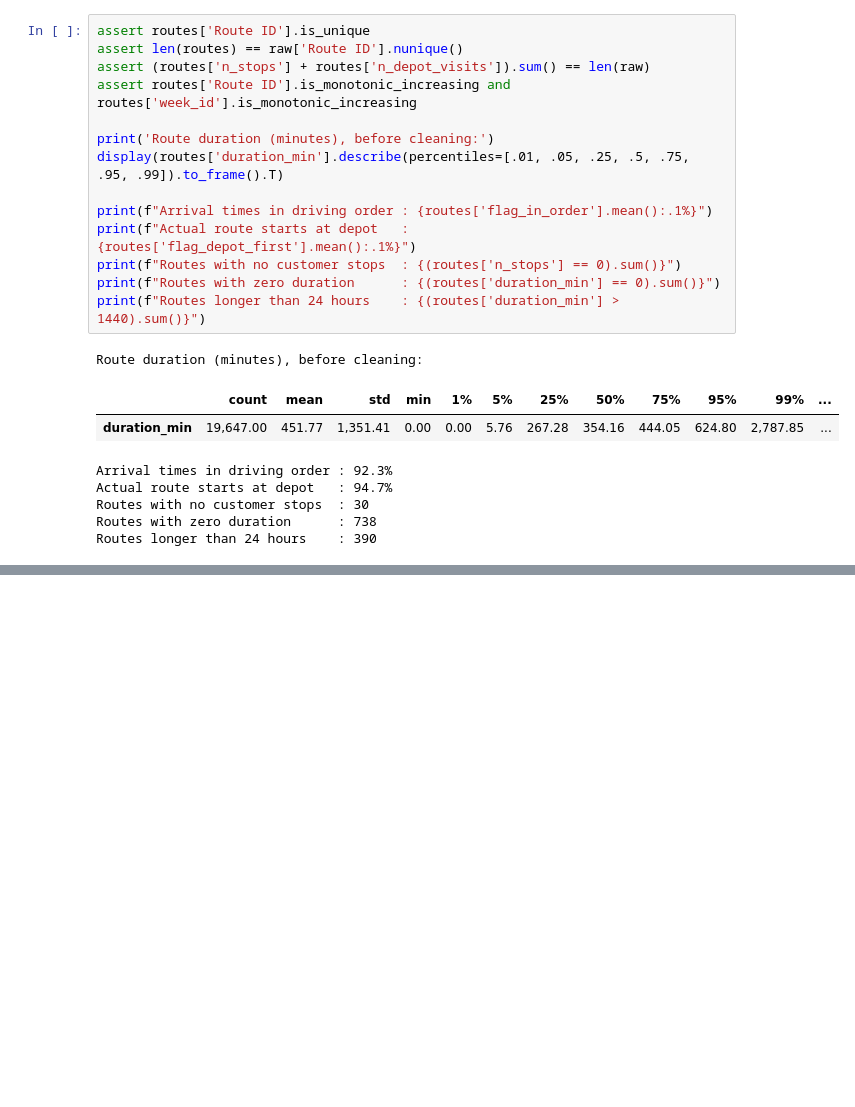
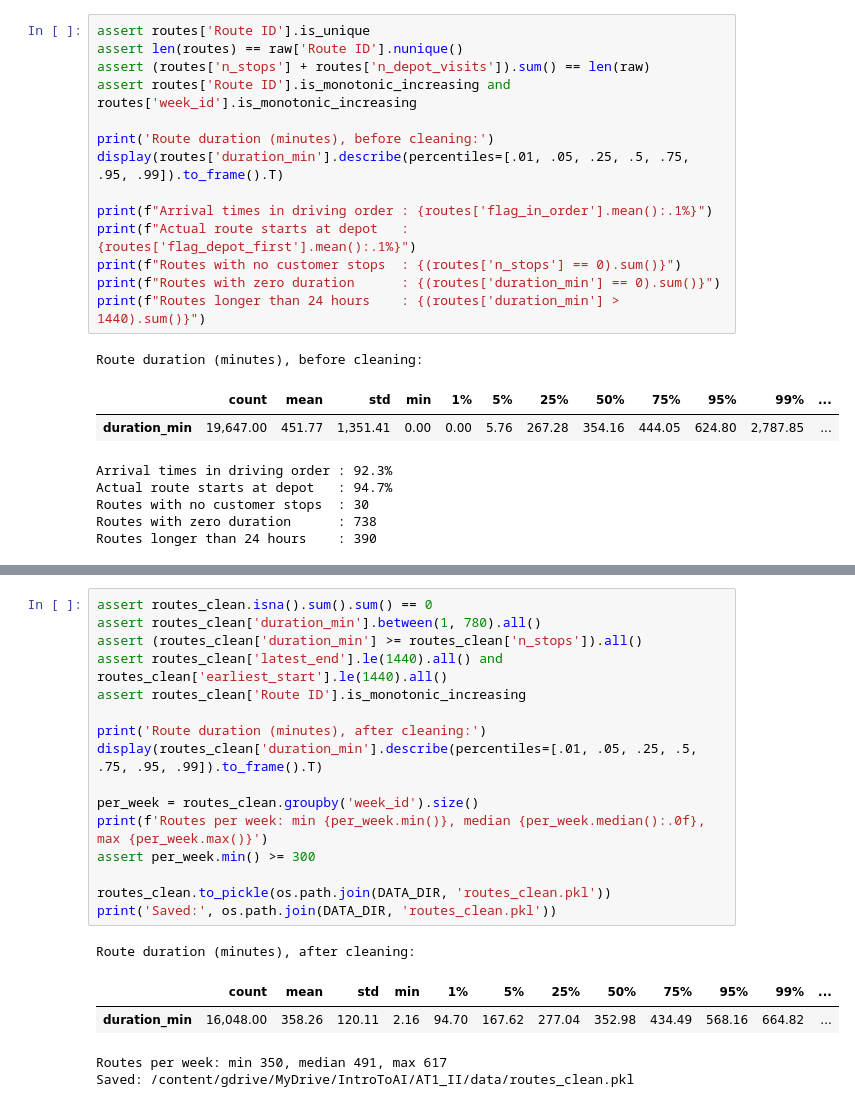
Before and after one commit to brucenguyen0302-code/last-mile-route-duration, a Jupyter notebook: notebooks/AT1_II_route_duration.ipynb, the cells around one changed output, grey strips where cells are left out. Saved outputs shown, nothing was run; the diff lists cells and outputs as text; blank space fills up the shorter version.

```diff
--- a/notebooks/AT1_II_route_duration.ipynb
+++ b/notebooks/AT1_II_route_duration.ipynb
@@ -291,0 +358,22 @@ Routes longer than 24 hours    : 390
+# %%
+assert routes_clean.isna().sum().sum() == 0
+assert routes_clean['duration_min'].between(1, 780).all()
+assert (routes_clean['duration_min'] >= routes_clean['n_stops']).all()
+assert routes_clean['latest_end'].le(1440).all() and routes_clean['earliest_start'].le(1440).all()
+assert routes_clean['Route ID'].is_monotonic_increasing
+
+print('Route duration (minutes), after cleaning:')
+display(routes_clean['duration_min'].describe(percentiles=[.01, .05, .25, .5, .75, .95, .99]).to_frame().T)
+
+per_week = routes_clean.groupby('week_id').size()
+print(f'Routes per week: min {per_week.min()}, median {per_week.median():.0f}, max {per_week.max()}')
+assert per_week.min() >= 300
+
+routes_clean.to_pickle(os.path.join(DATA_DIR, 'routes_clean.pkl'))
+print('Saved:', os.path.join(DATA_DIR, 'routes_clean.pkl'))
+# %% [output]
+Route duration (minutes), after cleaning:
+|  | count | mean | std | min | 1% | 5% | 25% | 50% | 75% | 95% | 99% | ... |
+| duration_min | 16,048.00 | 358.26 | 120.11 | 2.16 | 94.70 | 167.62 | 277.04 | 352.98 | 434.49 | 568.16 | 664.82 | ... |
+Routes per week: min 350, median 491, max 617
+Saved: /content/gdrive/MyDrive/IntroToAI/AT1_II/data/routes_clean.pkl
```
Also changed, not shown: parts of 3 cells of this notebook.
